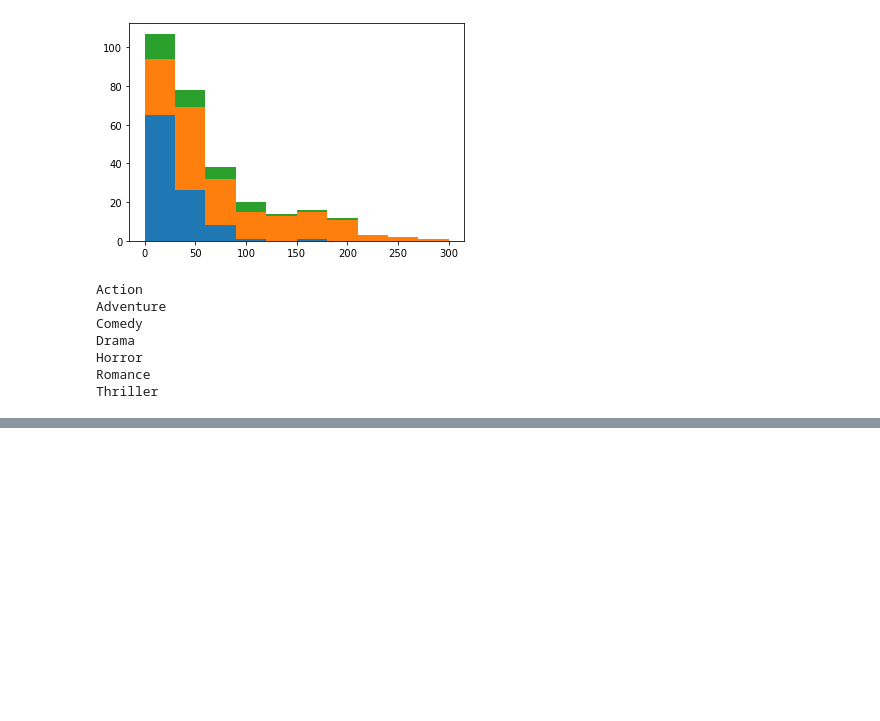
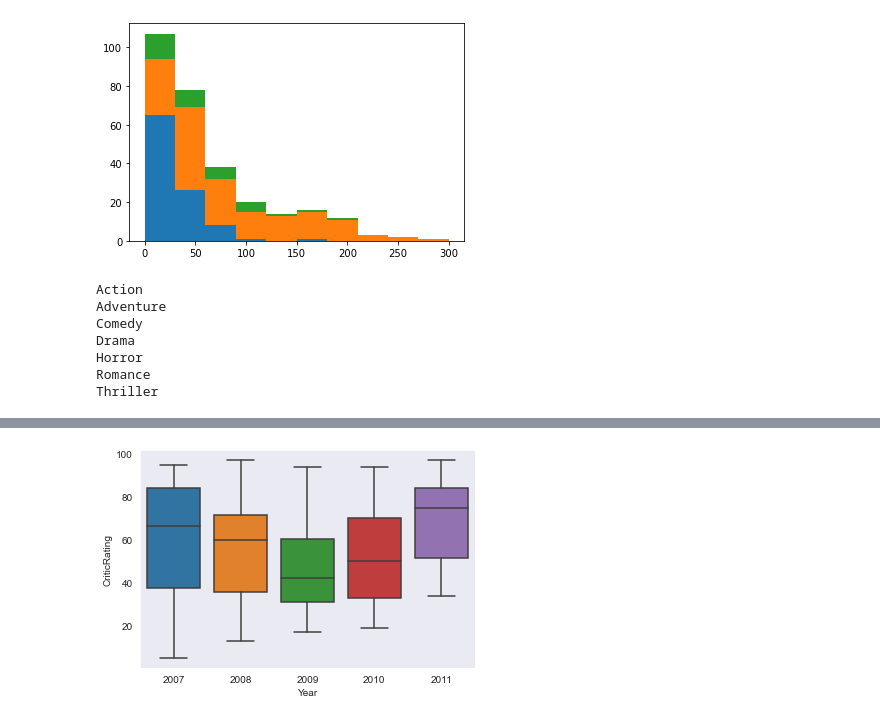
Before and after one commit to Abdullah-ICT-14/Python, a Jupyter notebook: Advanced Visualization/Advanced Visualization.ipynb, the cells around one changed output, grey strips where cells are left out. Drawn from its saved outputs; the diff is of its cells as text; code cells hidden in the pictures; blank space fills up the shorter version.

```diff
--- a/Advanced Visualization/Advanced Visualization.ipynb
+++ b/Advanced Visualization/Advanced Visualization.ipynb
@@ -278,0 +293,4 @@ plt.show()
+# %%
+v2=sns.boxplot(data=df[df.Genre=='Drama'],x='Year',y='CriticRating')
+# %% [output]
+[figure, added]
```
Also changed, not shown: parts of 34 cells of this notebook.
